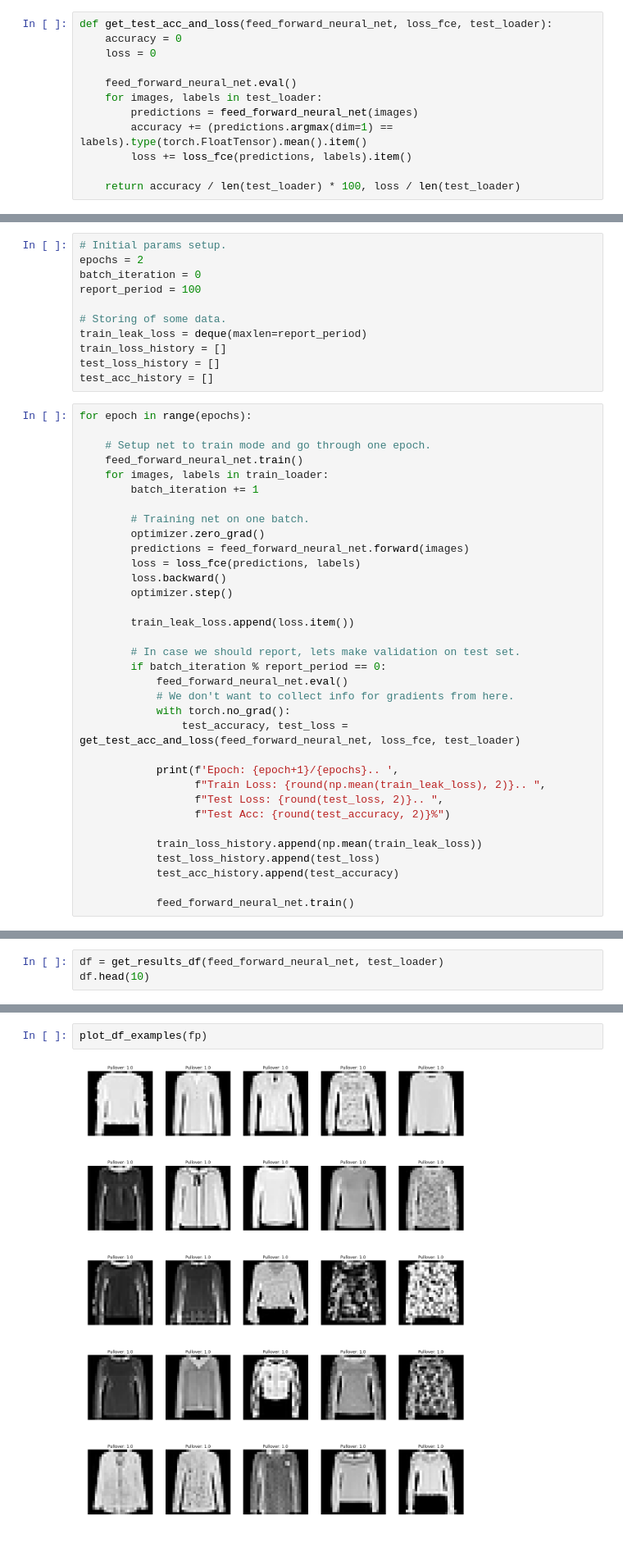
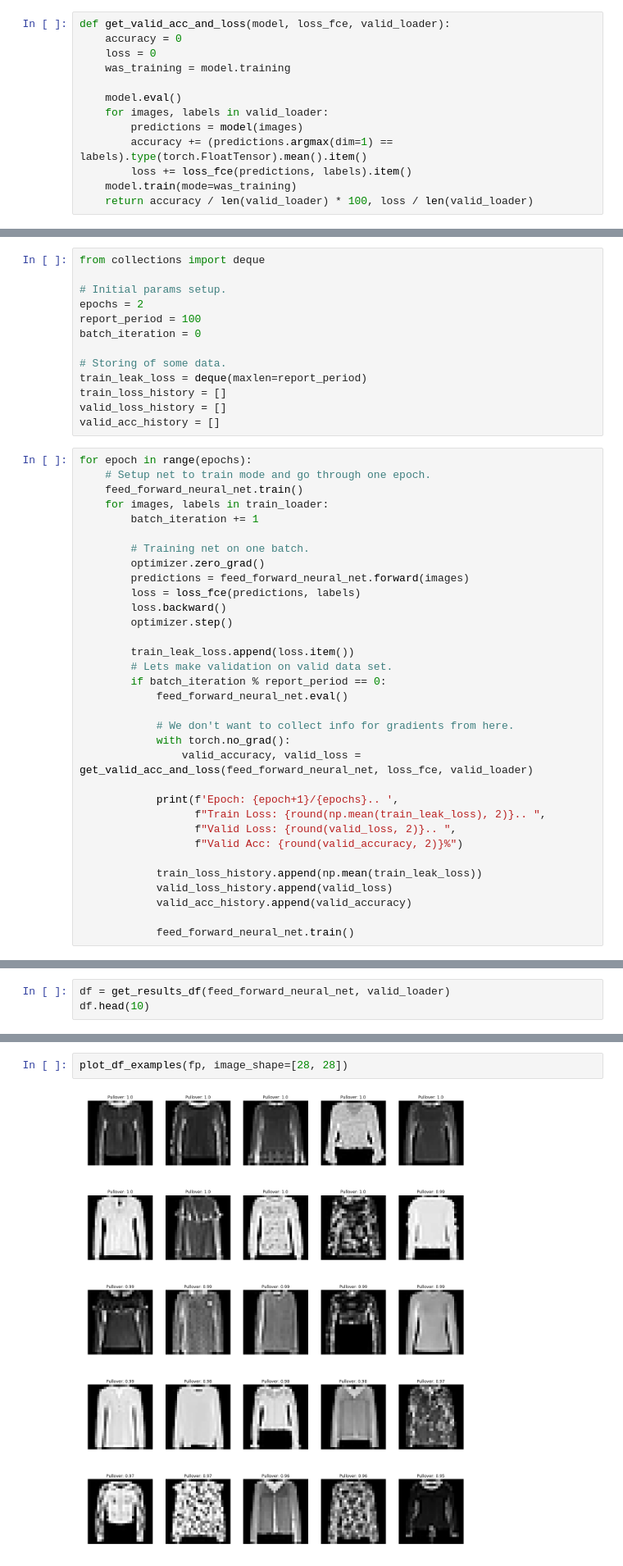
Before and after one commit to mlcollege/image-processing-v2, a Jupyter notebook: notebooks/pytorch_version/3_feed_forward_neural_network.ipynb, the cells around one changed output, grey strips where cells are left out. Shown at 82% size. Saved outputs shown, nothing was run; the diff lists cells and outputs as text.

```diff
--- a/notebooks/pytorch_version/3_feed_forward_neural_network.ipynb
+++ b/notebooks/pytorch_version/3_feed_forward_neural_network.ipynb
@@ -171,15 +172,16 @@ from collections import deque
 import numpy as np
 import matplotlib.pyplot as plt
 # %%
-def get_test_acc_and_loss(feed_forward_neural_net, loss_fce, test_loader):
+def get_valid_acc_and_loss(model, loss_fce, valid_loader):
     accuracy = 0
     loss = 0
+    was_training = model.training
 
-    feed_forward_neural_net.eval()
-    for images, labels in test_loader:
-        predictions = feed_forward_neural_net(images)
+    model.eval()
+    for images, labels in valid_loader:
+        predictions = model(images)
         accuracy += (predictions.argmax(dim=1) == labels).type(torch.FloatTensor).mean().item()
         loss += loss_fce(predictions, labels).item()
-
-    return accuracy / len(test_loader) * 100, loss / len(test_loader)
+    model.train(mode=was_training)
+    return accuracy / len(valid_loader) * 100, loss / len(valid_loader)
 # %%
@@ -189,17 +191,18 @@ get_test_acc_and_loss(feed_forward_neural_net, loss_fce, test_loader)
 # %%
+from collections import deque
+
 # Initial params setup.
 epochs = 2
+report_period = 100
 batch_iteration = 0
-report_period = 100
 
 # Storing of some data.
 train_leak_loss = deque(maxlen=report_period)
 train_loss_history = []
-test_loss_history = []
-test_acc_history = []
+valid_loss_history = []
+valid_acc_history = []
 # %%
 for epoch in range(epochs):
-
     # Setup net to train mode and go through one epoch.
     feed_forward_neural_net.train()
     for images, labels in train_loader:
@@ -213,22 +216,22 @@ for epoch in range(epochs):
         optimizer.step()
 
         train_leak_loss.append(loss.item())
-
-        # In case we should report, lets make validation on test set.
+        # Lets make validation on valid data set.
         if batch_iteration % report_period == 0:
             feed_forward_neural_net.eval()
+
             # We don't want to collect info for gradients from here.
             with torch.no_grad():
-                test_accuracy, test_loss = get_test_acc_and_loss(feed_forward_neural_net, loss_fce, test_loader)
+                valid_accuracy, valid_loss = get_valid_acc_and_loss(feed_forward_neural_net, loss_fce, valid_loader)
 
             print(f'Epoch: {epoch+1}/{epochs}.. ',
                   f"Train Loss: {round(np.mean(train_leak_loss), 2)}.. ",
-                  f"Test Loss: {round(test_loss, 2)}.. ",
-                  f"Test Acc: {round(test_accuracy, 2)}%")
+                  f"Valid Loss: {round(valid_loss, 2)}.. ",
+                  f"Valid Acc: {round(valid_accuracy, 2)}%")
 
             train_loss_history.append(np.mean(train_leak_loss))
-            test_loss_history.append(test_loss)
-            test_acc_history.append(test_accuracy)
+            valid_loss_history.append(valid_loss)
+            valid_acc_history.append(valid_accuracy)
 
             feed_forward_neural_net.train()
 # %% [output]
@@ -293,7 +300,7 @@ plot_classify(test_dataset[12][0], feed_forward_neural_net)
 from image_processing_workshop.eval import get_results_df
 from image_processing_workshop.visual import plot_df_examples
 # %%
-df = get_results_df(feed_forward_neural_net, test_loader)
+df = get_results_df(feed_forward_neural_net, valid_loader)
 df.head(10)
 # %% [output]
 |  | label_class_name | label_class_score | predicted_class_name_top1 | predicted_class_score_top1 | image |
@@ -372,9 +381,9 @@ plot_df_examples(fp)
 # %%
 fp = get_false_positives(df, label_class_name='Shirt', predicted_class_name='Pullover')
 # %%
-plot_df_examples(fp)
+plot_df_examples(fp, image_shape=[28, 28])
 # %% [output]
-[figure, old version]
+[figure, new version]
 # %% [markdown]
 ### Confusion Matrix
 # %%
```
Also changed, not shown: parts of 26 cells of this notebook, 2 other files.
